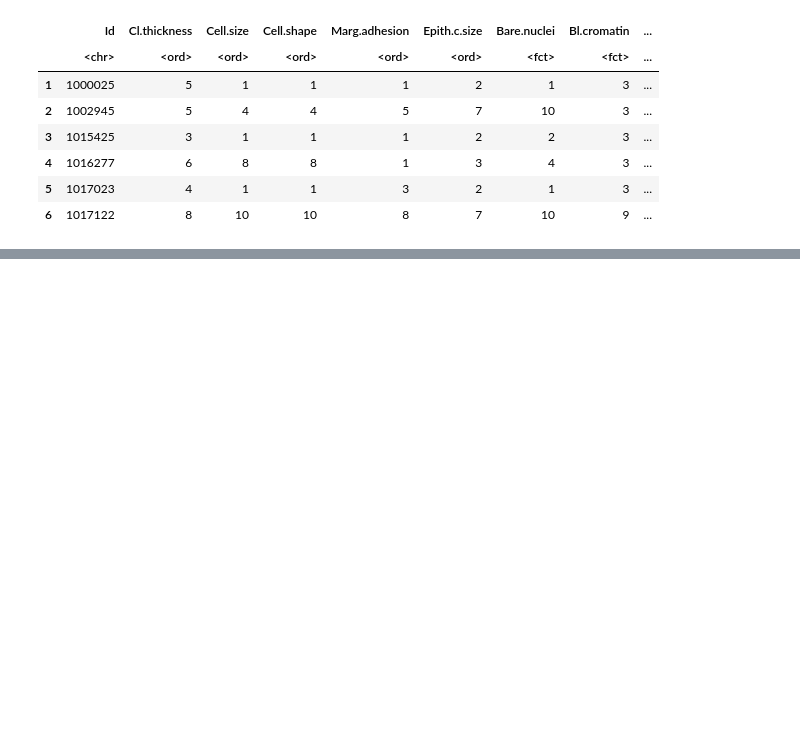
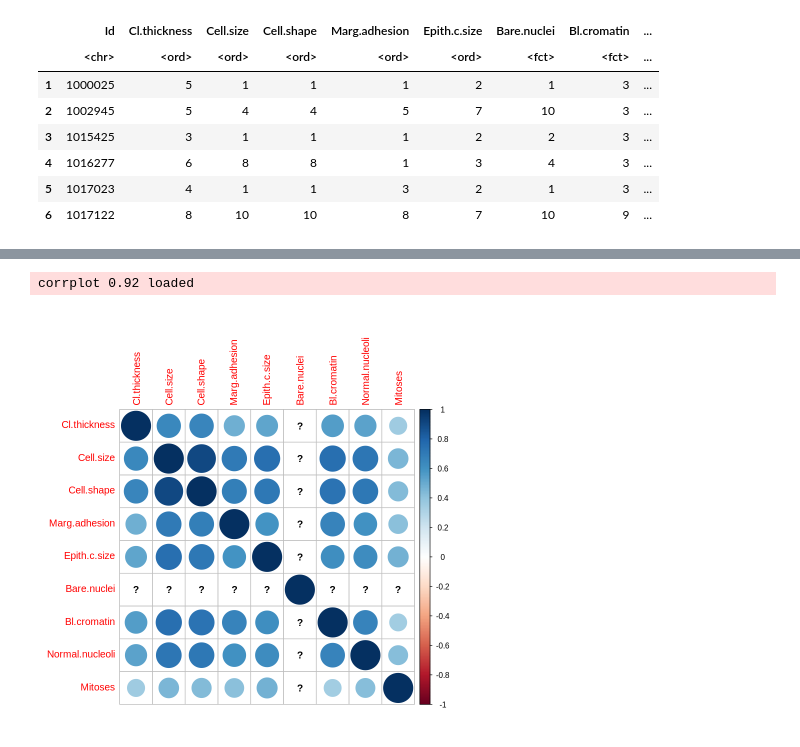
Before and after one commit to jespimentel/estudos_ia, a Jupyter notebook: relatorio_estatistica.ipynb, the cells around one changed output, grey strips where cells are left out. Saved outputs shown, nothing was run; the diff lists cells and outputs as text; code cells hidden in the pictures; blank space fills up the shorter version.

```diff
--- a/relatorio_estatistica.ipynb
+++ b/relatorio_estatistica.ipynb
@@ -123,0 +158,7 @@ Standard deviations:
+# %%
+# Verificando a correlação entre as variáveis
+library(corrplot)
+corrplot(cor(df_numerico[,3:11]))
+# %% [output]
+corrplot 0.92 loaded
+[figure, added]
```
Also changed, not shown: parts of 61 cells of this notebook.
